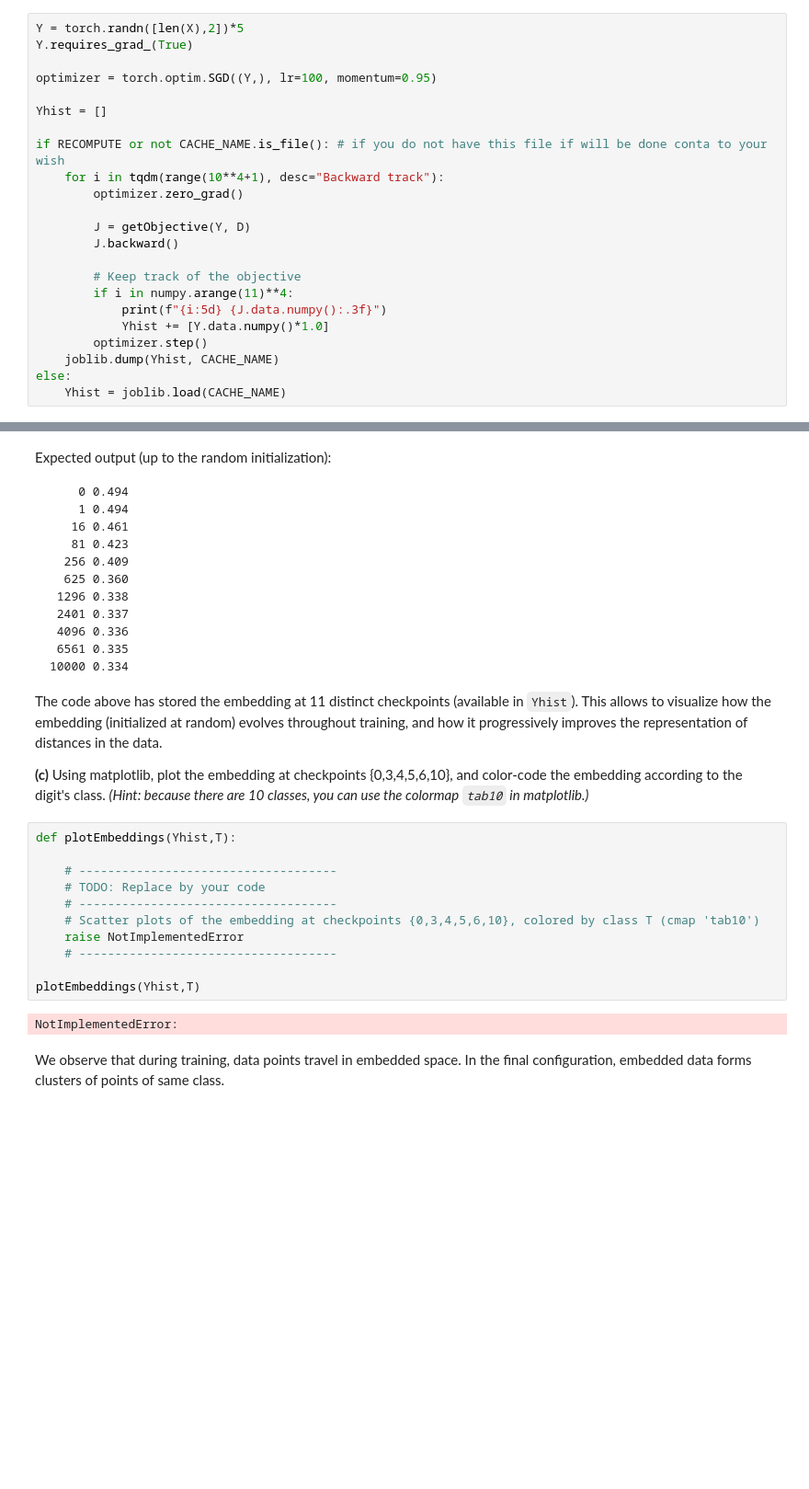
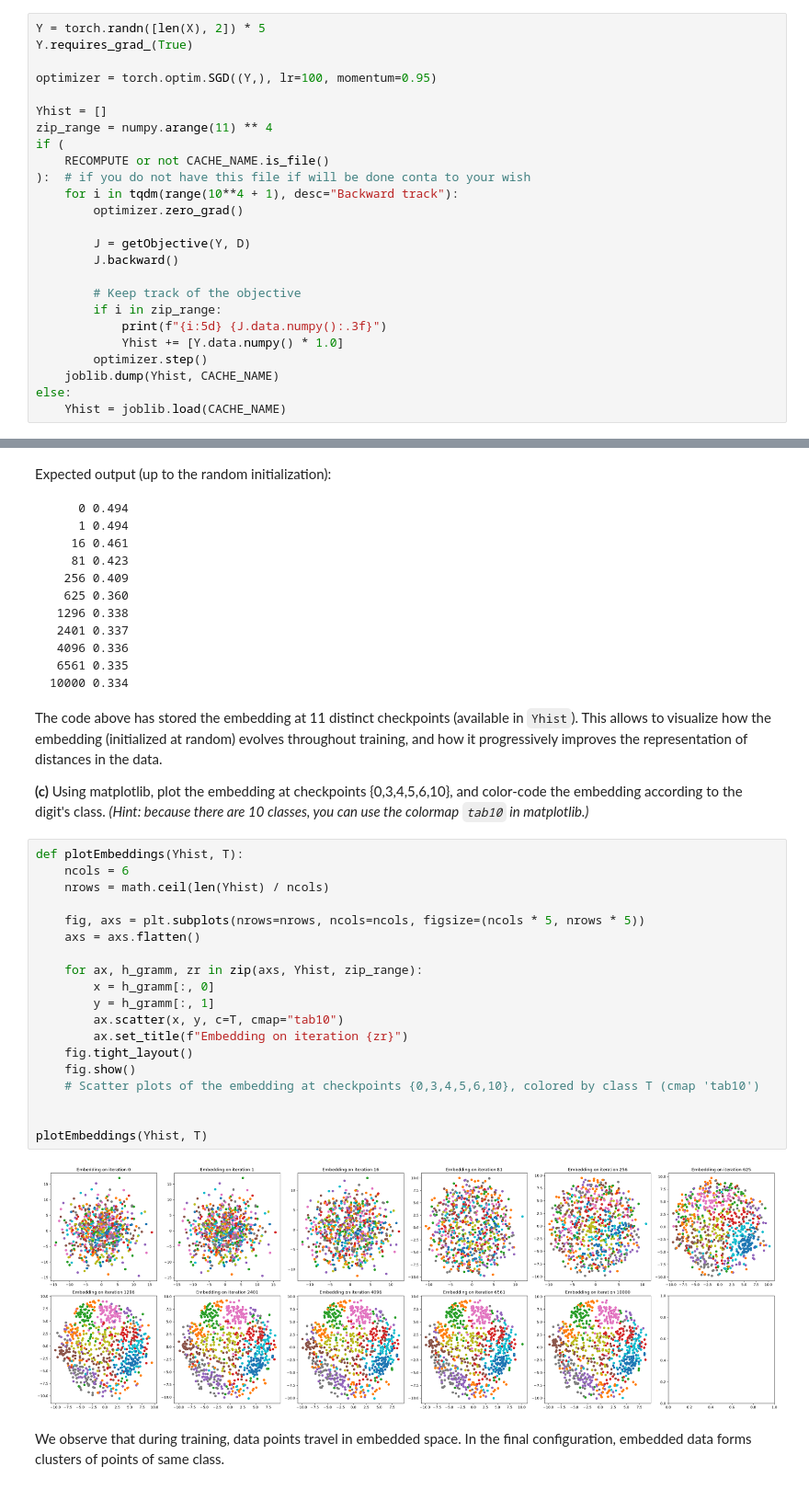
Before and after one commit to MaximZotow/ml_for_ds, a Jupyter notebook: ex02/sheet02-solution.ipynb, the cells around one changed output, grey strips where cells are left out. Shown at 92% size. Drawn from its saved outputs; the diff is of its cells as text; blank space fills up the shorter version.

```diff
--- a/ex02/sheet02-solution.ipynb
+++ b/ex02/sheet02-solution.ipynb
@@ -175,22 +179,24 @@ CACHE_NAME = pathlib.Path('y_hist_dump.joblib')
 # %%
-Y = torch.randn([len(X),2])*5
+Y = torch.randn([len(X), 2]) * 5
 Y.requires_grad_(True)
 
 optimizer = torch.optim.SGD((Y,), lr=100, momentum=0.95)
 
 Yhist = []
-
-if RECOMPUTE or not CACHE_NAME.is_file(): # if you do not have this file if will be done conta to your wish
-    for i in tqdm(range(10**4+1), desc="Backward track"):
+zip_range = numpy.arange(11) ** 4
+if (
+    RECOMPUTE or not CACHE_NAME.is_file()
+):  # if you do not have this file if will be done conta to your wish
+    for i in tqdm(range(10**4 + 1), desc="Backward track"):
         optimizer.zero_grad()
 
         J = getObjective(Y, D)
         J.backward()
 
         # Keep track of the objective
-        if i in numpy.arange(11)**4:
+        if i in zip_range:
             print(f"{i:5d} {J.data.numpy():.3f}")
-            Yhist += [Y.data.numpy()*1.0]
+            Yhist += [Y.data.numpy() * 1.0]
         optimizer.step()
     joblib.dump(Yhist, CACHE_NAME)
 else:
@@ -227,17 +221,25 @@ The code above has stored the embedding at 11 distinct checkpoints (available in
 
 **(c)** Using matplotlib, plot the embedding at checkpoints {0,3,4,5,6,10}, and color-code the embedding according to the digit's class. *(Hint: because there are 10 classes, you can use the colormap `tab10` in matplotlib.)*
 # %%
-def plotEmbeddings(Yhist,T):
+def plotEmbeddings(Yhist, T):
+    ncols = 6
+    nrows = math.ceil(len(Yhist) / ncols)
 
-    # ------------------------------------
-    # TODO: Replace by your code
-    # ------------------------------------
+    fig, axs = plt.subplots(nrows=nrows, ncols=ncols, figsize=(ncols * 5, nrows * 5))
+    axs = axs.flatten()
+
+    for ax, h_gramm, zr in zip(axs, Yhist, zip_range):
+        x = h_gramm[:, 0]
+        y = h_gramm[:, 1]
+        ax.scatter(x, y, c=T, cmap="tab10")
+        ax.set_title(f"Embedding on iteration {zr}")
+    fig.tight_layout()
+    fig.show()
     # Scatter plots of the embedding at checkpoints {0,3,4,5,6,10}, colored by class T (cmap 'tab10')
-    raise NotImplementedError
-    # ------------------------------------
 
-plotEmbeddings(Yhist,T)
+
+plotEmbeddings(Yhist, T)
 # %% [output]
-NotImplementedError:
+[figure, added]
 # %% [markdown]
 We observe that during training, data points travel in embedded space. In the final configuration, embedded data forms clusters of points of same class.
```
Also changed, not shown: parts of 9 cells of this notebook.
